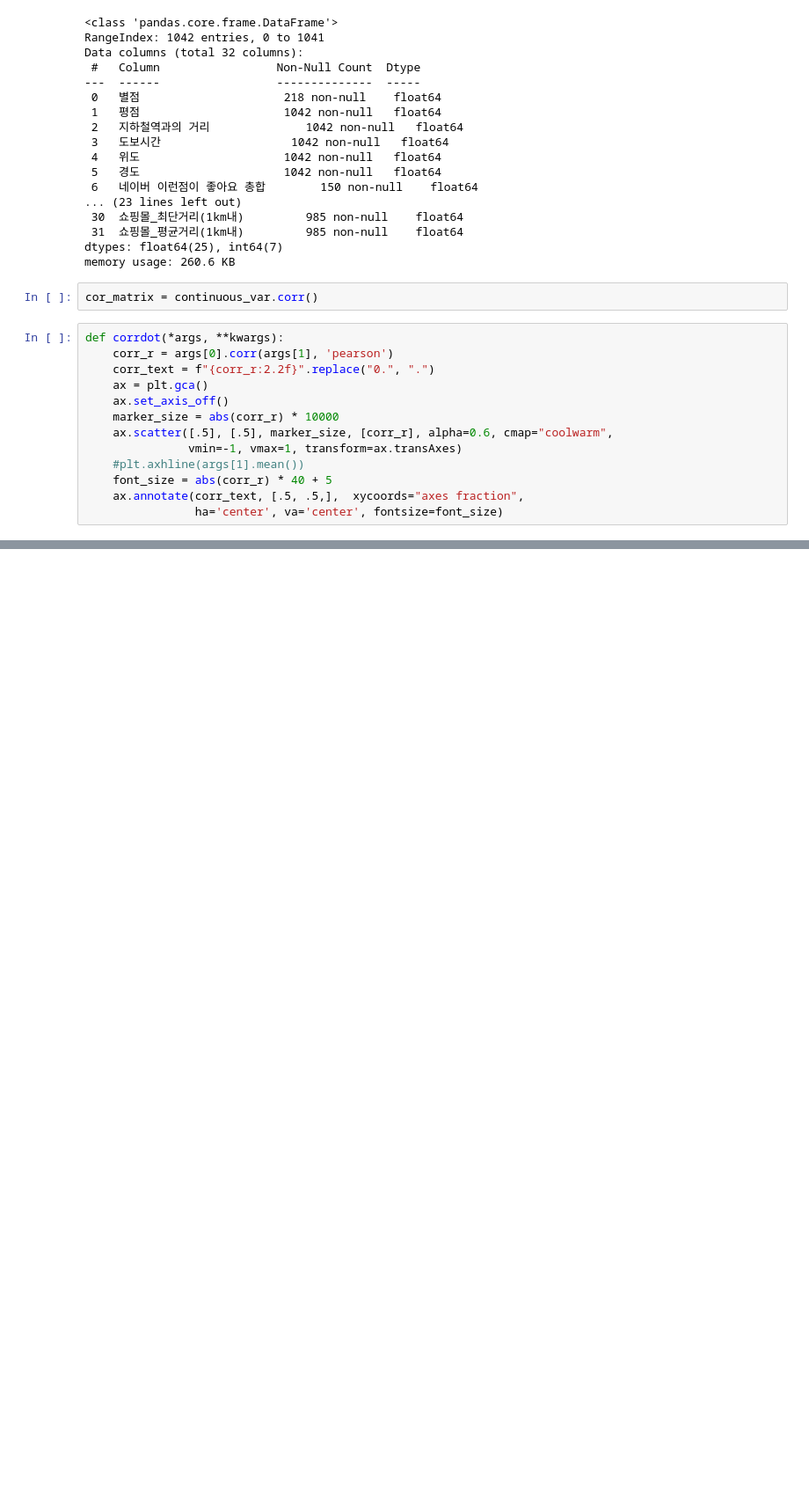
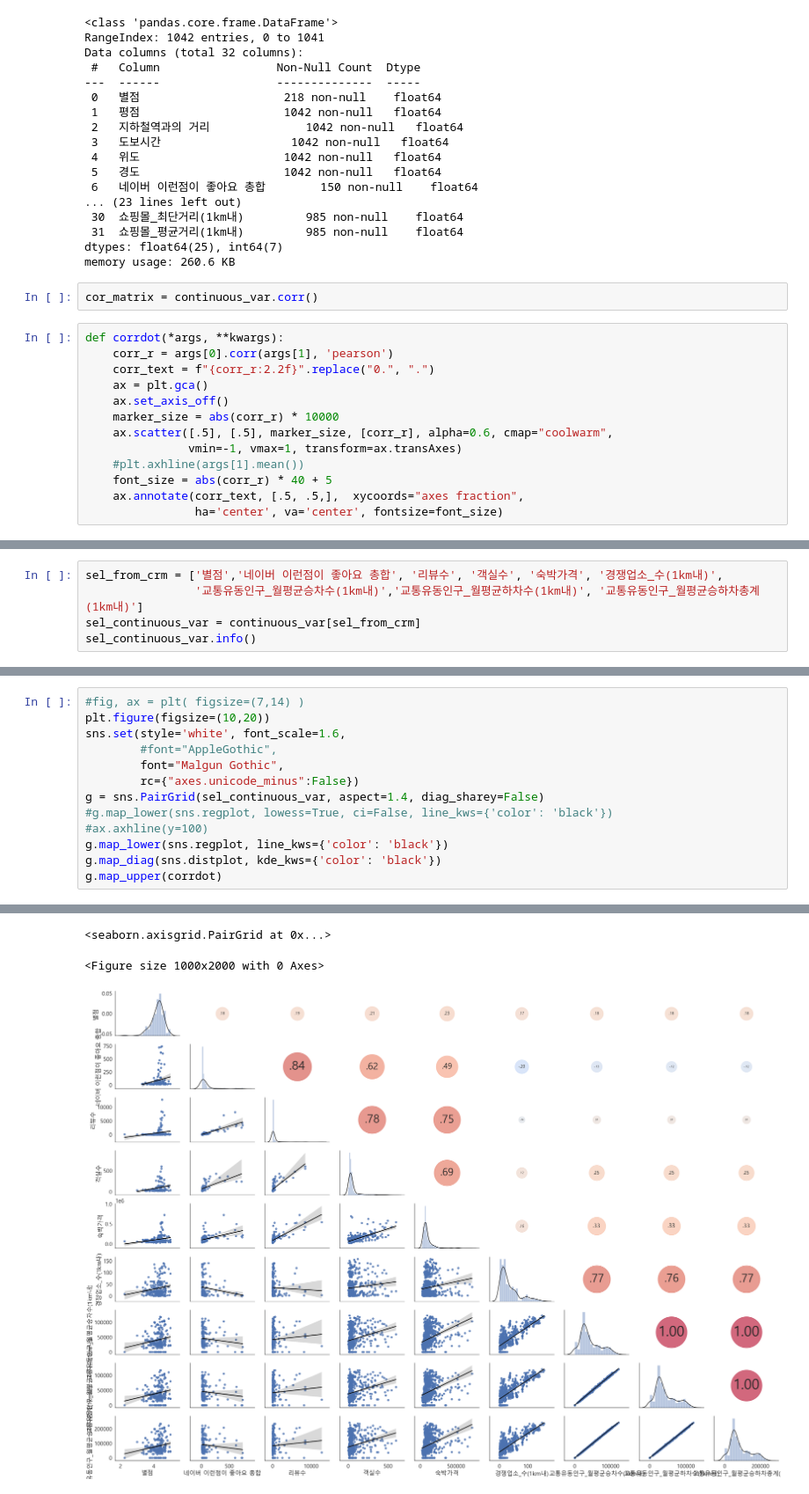
Before and after one commit to manki8908/Project_TJ_EDA_202305, a Jupyter notebook: data_anl/src/네이버 야놀자 병합 전처리.ipynb, the cells around one changed output, grey strips where cells are left out. Shown at 88% size. Drawn from its saved outputs; the diff is of its cells as text; blank space fills up the shorter version.

```diff
--- a/data_anl/src/네이버 야놀자 병합 전처리.ipynb
+++ b/data_anl/src/네이버 야놀자 병합 전처리.ipynb
@@ -137,0 +135,5 @@ AttributeError: 'Axes' object has no attribute 'savefig'
+# %%
+sel_from_crm = ['별점','네이버 이런점이 좋아요 총합', '리뷰수', '객실수', '숙박가격', '경쟁업소_수(1km내)',
+                '교통유동인구_월평균승차수(1km내)','교통유동인구_월평균하차수(1km내)', '교통유동인구_월평균승하차총계(1km내)']
+sel_continuous_var = continuous_var[sel_from_crm]
+sel_continuous_var.info()
@@ -137,0 +157,14 @@ AttributeError: 'Axes' object has no attribute 'savefig'
+# %%
+#fig, ax = plt( figsize=(7,14) )
+plt.figure(figsize=(10,20))
+sns.set(style='white', font_scale=1.6,
+        #font="AppleGothic",
+        font="Malgun Gothic",
+        rc={"axes.unicode_minus":False})
+g = sns.PairGrid(sel_continuous_var, aspect=1.4, diag_sharey=False)
+#g.map_lower(sns.regplot, lowess=True, ci=False, line_kws={'color': 'black'})
+#ax.axhline(y=100)
+g.map_lower(sns.regplot, line_kws={'color': 'black'})
+g.map_diag(sns.distplot, kde_kws={'color': 'black'})
+g.map_upper(corrdot)
+# %% [output]
@@ -137,0 +188,3 @@ AttributeError: 'Axes' object has no attribute 'savefig'
+<seaborn.axisgrid.PairGrid at 0x...>
+<Figure size 1000x2000 with 0 Axes>
+[figure, added]
```
Also changed, not shown: parts of 9 cells of this notebook, 1 other file.
